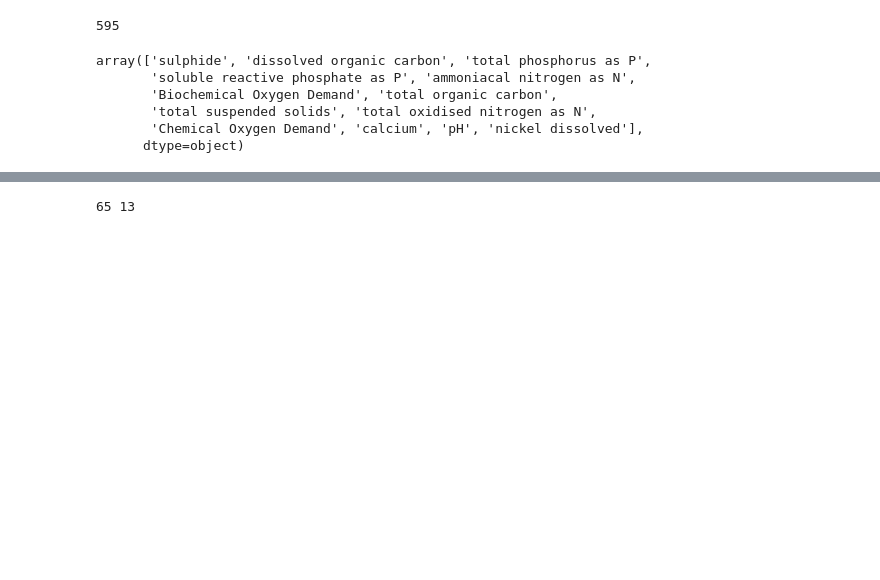
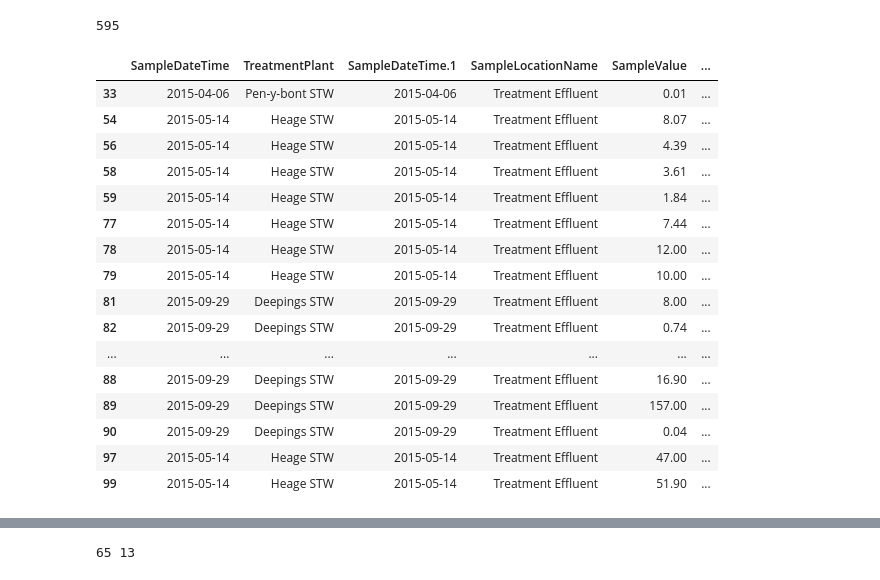
Before and after one commit to Tosindare/Deepnote_notebooks, a Jupyter notebook: DataViz.ipynb, the cells around one changed output, grey strips where cells are left out. Cells and saved outputs as stored; diff of their text form; code cells hidden in the pictures; blank space fills up the shorter version.

```diff
--- a/DataViz.ipynb
+++ b/DataViz.ipynb
@@ -30,4 +30,5 @@ swt_data
 | 638122 | 2020-01-30 | Heacham STW | 2020-01-30 | Treatment Effluent | 0.0500 | ... |
 638123 rows × 10 columns
 # %%
-swt_data.SampleDateTime = pd.to_datetime(swt_data.SampleDateTime) # format='%m/%d/%Y')
+swt_data.SampleDateTime = pd.to_datetime(swt_data.SampleDateTime)
+swt_data.SampleDateTime = pd.to_datetime(swt_data.SampleDateTime, format='%m/%d/%Y')
@@ -42,12 +47,23 @@ print (len(swt_data.TreatmentPlant.unique()))
 df_mc = swt_data[swt_data['UnitsName']=='micrograms per litre']
 # %%
 df_mg = swt_data[swt_data['UnitsName']!='micrograms per litre']
-# %%
-df_mg.NameDeterminandName.unique()
-# %% [output]
-array(['sulphide', 'dissolved organic carbon', 'total phosphorus as P',
-       'soluble reactive phosphate as P', 'ammoniacal nitrogen as N',
-       'Biochemical Oxygen Demand', 'total organic carbon',
-       'total suspended solids', 'total oxidised nitrogen as N',
-       'Chemical Oxygen Demand', 'calcium', 'pH', 'nickel dissolved'],
-      dtype=object)
+# %%
+df_mg.head(20)
+# %% [output]
+|  | SampleDateTime | TreatmentPlant | SampleDateTime.1 | SampleLocationName | SampleValue | ... |
+| 33 | 2015-04-06 | Pen-y-bont STW | 2015-04-06 | Treatment Effluent | 0.01 | ... |
+| 54 | 2015-05-14 | Heage STW | 2015-05-14 | Treatment Effluent | 8.07 | ... |
+| 56 | 2015-05-14 | Heage STW | 2015-05-14 | Treatment Effluent | 4.39 | ... |
+| 58 | 2015-05-14 | Heage STW | 2015-05-14 | Treatment Effluent | 3.61 | ... |
+| 59 | 2015-05-14 | Heage STW | 2015-05-14 | Treatment Effluent | 1.84 | ... |
+| 77 | 2015-05-14 | Heage STW | 2015-05-14 | Treatment Effluent | 7.44 | ... |
+| 78 | 2015-05-14 | Heage STW | 2015-05-14 | Treatment Effluent | 12.00 | ... |
+| 79 | 2015-05-14 | Heage STW | 2015-05-14 | Treatment Effluent | 10.00 | ... |
+| 81 | 2015-09-29 | Deepings STW | 2015-09-29 | Treatment Effluent | 8.00 | ... |
+| 82 | 2015-09-29 | Deepings STW | 2015-09-29 | Treatment Effluent | 0.74 | ... |
+| ... | ... | ... | ... | ... | ... | ... |
+| 88 | 2015-09-29 | Deepings STW | 2015-09-29 | Treatment Effluent | 16.90 | ... |
+| 89 | 2015-09-29 | Deepings STW | 2015-09-29 | Treatment Effluent | 157.00 | ... |
+| 90 | 2015-09-29 | Deepings STW | 2015-09-29 | Treatment Effluent | 0.04 | ... |
+| 97 | 2015-05-14 | Heage STW | 2015-05-14 | Treatment Effluent | 47.00 | ... |
+| 99 | 2015-05-14 | Heage STW | 2015-05-14 | Treatment Effluent | 51.90 | ... |
```
Also changed, not shown: parts of 12 cells of this notebook.
